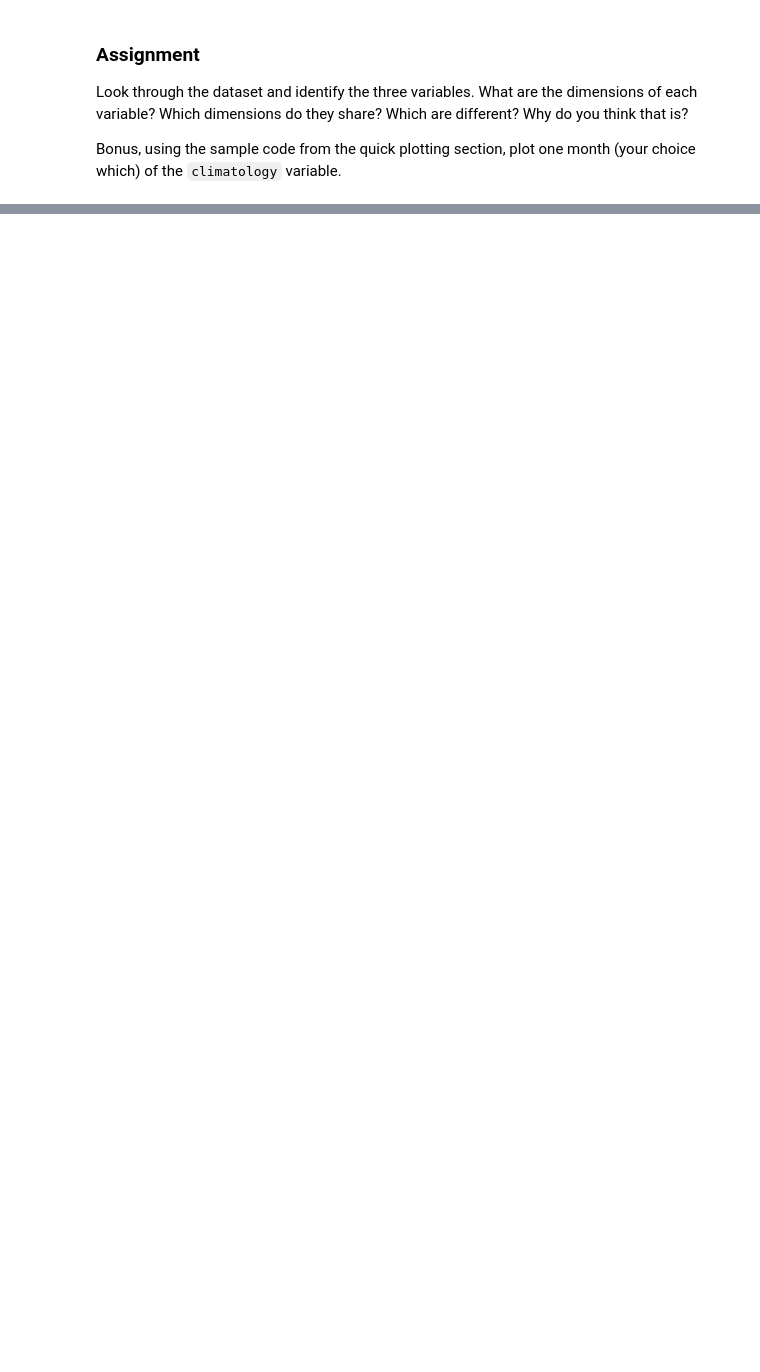
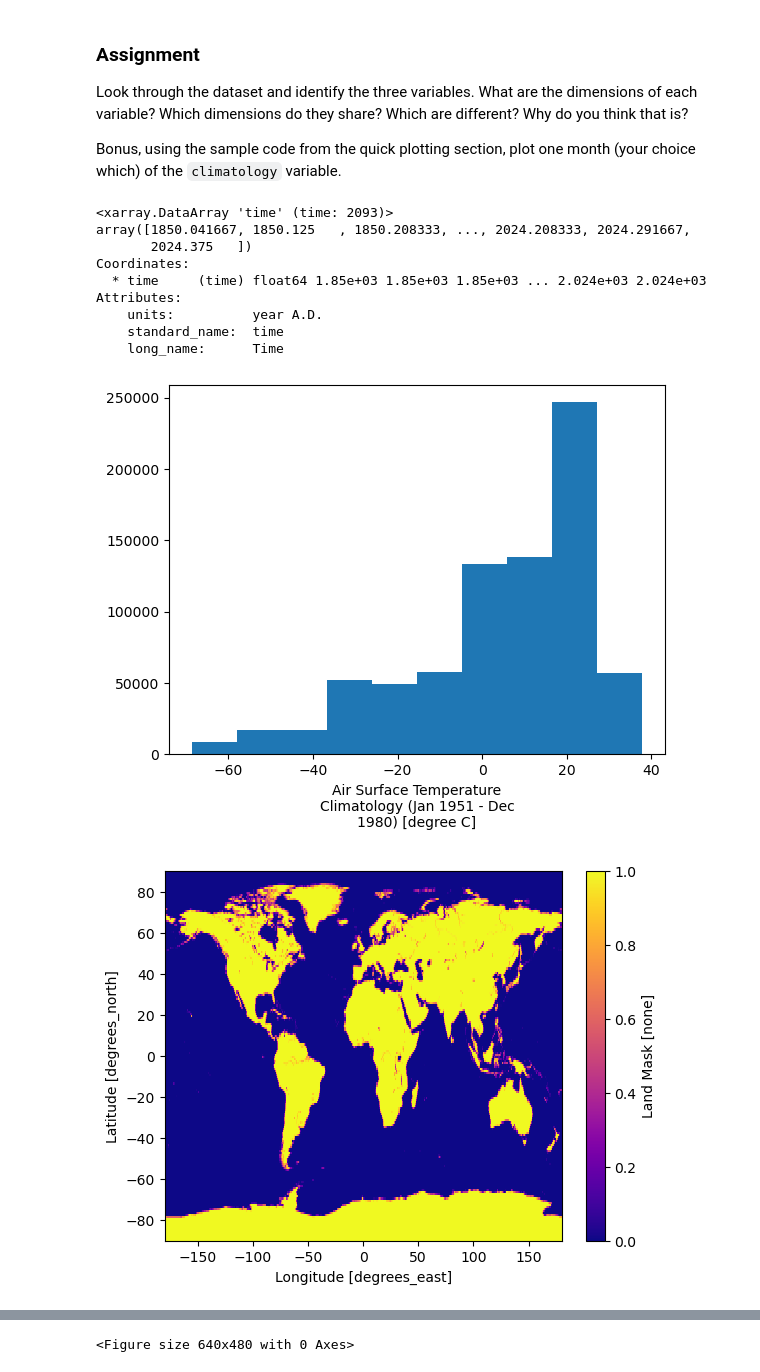
Before and after one commit to walipalmer/CFR-2024, a Jupyter notebook: module_climate/03_data-in-3D.ipynb, the cells around one changed output, grey strips where cells are left out. Drawn from its saved outputs; the diff is of its cells as text; code cells hidden in the pictures; blank space fills up the shorter version.

```diff
--- a/module_climate/03_data-in-3D.ipynb
+++ b/module_climate/03_data-in-3D.ipynb
@@ -87,3 +264,24 @@ DS.temperature.isel(time=-1).plot()
 Look through the dataset and identify the three variables. What are the dimensions of each variable? Which dimensions do they share? Which are different? Why do you think that is?
 
 Bonus, using the sample code from the quick plotting section, plot one month (your choice which) of the `climatology` variable.
+# %%
+plt.figure(1)
+DS['climatology'].plot()
+plt.figure(2)
+DS['land_mask'].plot(cmap='plasma')
+plt.figure(3)
+DS['temperature'].plot()
+plt.figure(4)
+DS['time']
+# %% [output]
+<xarray.DataArray 'time' (time: 2093)>
+array([1850.041667, 1850.125   , 1850.208333, ..., 2024.208333, 2024.291667,
+       2024.375   ])
+Coordinates:
+  * time     (time) float64 1.85e+03 1.85e+03 1.85e+03 ... 2.024e+03 2.024e+03
+Attributes:
+    units:          year A.D.
+    standard_name:  time
+    long_name:      Time
+[figure, added]
+[figure, added]
@@ -89,0 +289 @@ Bonus, using the sample code from the quick plotting section, plot one month (yo
+<Figure size 640x480 with 0 Axes>
```
Also changed, not shown: parts of 23 cells of this notebook, 4 other files.
